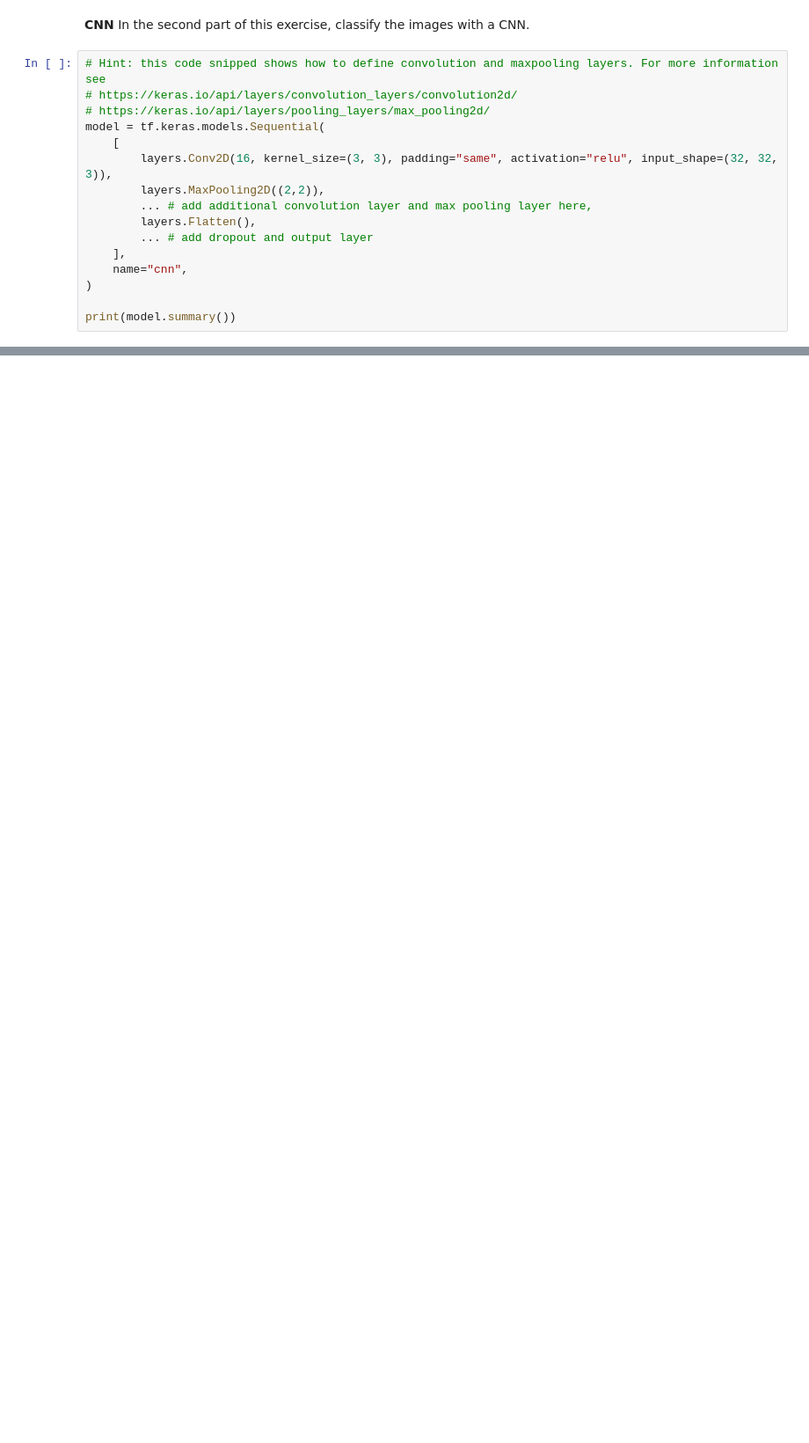
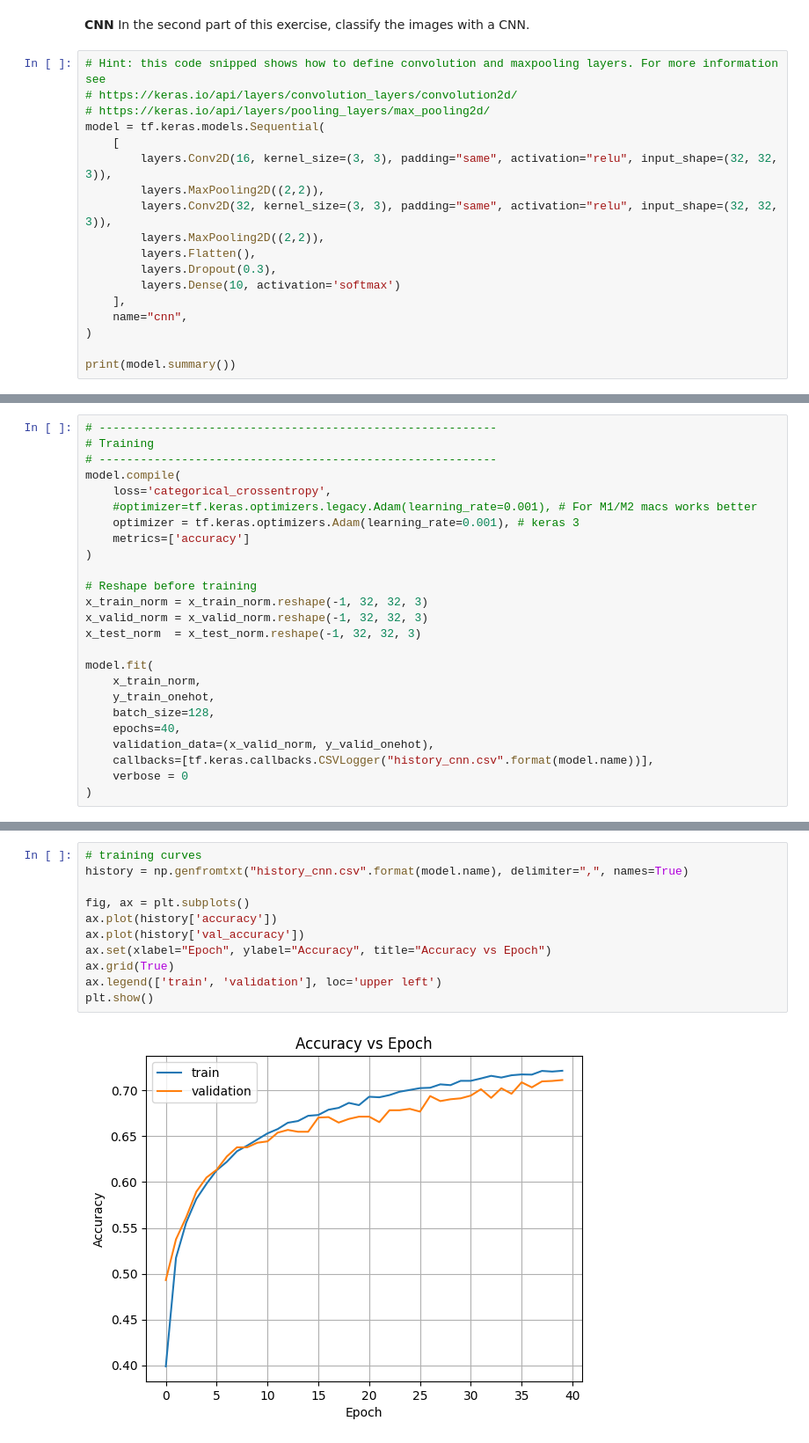
Before and after one commit to adrian-sica/ADL2025_exercises, a Jupyter notebook: Exercise7p1/Exercise_7_1_CIFAR_10.ipynb, the cells around one changed output, grey strips where cells are left out. Shown at 88% size. Drawn from its saved outputs; the diff is of its cells as text; blank space fills up the shorter version.

```diff
--- a/Exercise7p1/Exercise_7_1_CIFAR_10.ipynb
+++ b/Exercise7p1/Exercise_7_1_CIFAR_10.ipynb
@@ -348,9 +315,11 @@ model = tf.keras.models.Sequential(
     [
         layers.Conv2D(16, kernel_size=(3, 3), padding="same", activation="relu", input_shape=(32, 32, 3)),
         layers.MaxPooling2D((2,2)),
-        ... # add additional convolution layer and max pooling layer here,
+        layers.Conv2D(32, kernel_size=(3, 3), padding="same", activation="relu", input_shape=(32, 32, 3)),
+        layers.MaxPooling2D((2,2)),
         layers.Flatten(),
-        ... # add dropout and output layer
+        layers.Dropout(0.3),
+        layers.Dense(10, activation='softmax')
     ],
     name="cnn",
 )
@@ -373,0 +351,25 @@ model.fit(
+# %%
+# ----------------------------------------------------------
+# Training
+# ----------------------------------------------------------
+model.compile(
+    loss='categorical_crossentropy',
+    #optimizer=tf.keras.optimizers.legacy.Adam(learning_rate=0.001), # For M1/M2 macs works better
+    optimizer = tf.keras.optimizers.Adam(learning_rate=0.001), # keras 3
+    metrics=['accuracy']
+)
+
+# Reshape before training
+x_train_norm = x_train_norm.reshape(-1, 32, 32, 3)
+x_valid_norm = x_valid_norm.reshape(-1, 32, 32, 3)
+x_test_norm  = x_test_norm.reshape(-1, 32, 32, 3)
+
+model.fit(
+    x_train_norm,
+    y_train_onehot,
+    batch_size=128,
+    epochs=40,
+    validation_data=(x_valid_norm, y_valid_onehot),
+    callbacks=[tf.keras.callbacks.CSVLogger("history_cnn.csv".format(model.name))],
+    verbose = 0
+)
@@ -373,0 +409,13 @@ model.fit(
+# %%
+# training curves
+history = np.genfromtxt("history_cnn.csv".format(model.name), delimiter=",", names=True)
+
+fig, ax = plt.subplots()
+ax.plot(history['accuracy'])
+ax.plot(history['val_accuracy'])
+ax.set(xlabel="Epoch", ylabel="Accuracy", title="Accuracy vs Epoch")
+ax.grid(True)
+ax.legend(['train', 'validation'], loc='upper left')
+plt.show()
+# %% [output]
+[figure, added]
```
Also changed, not shown: parts of 15 cells of this notebook.
